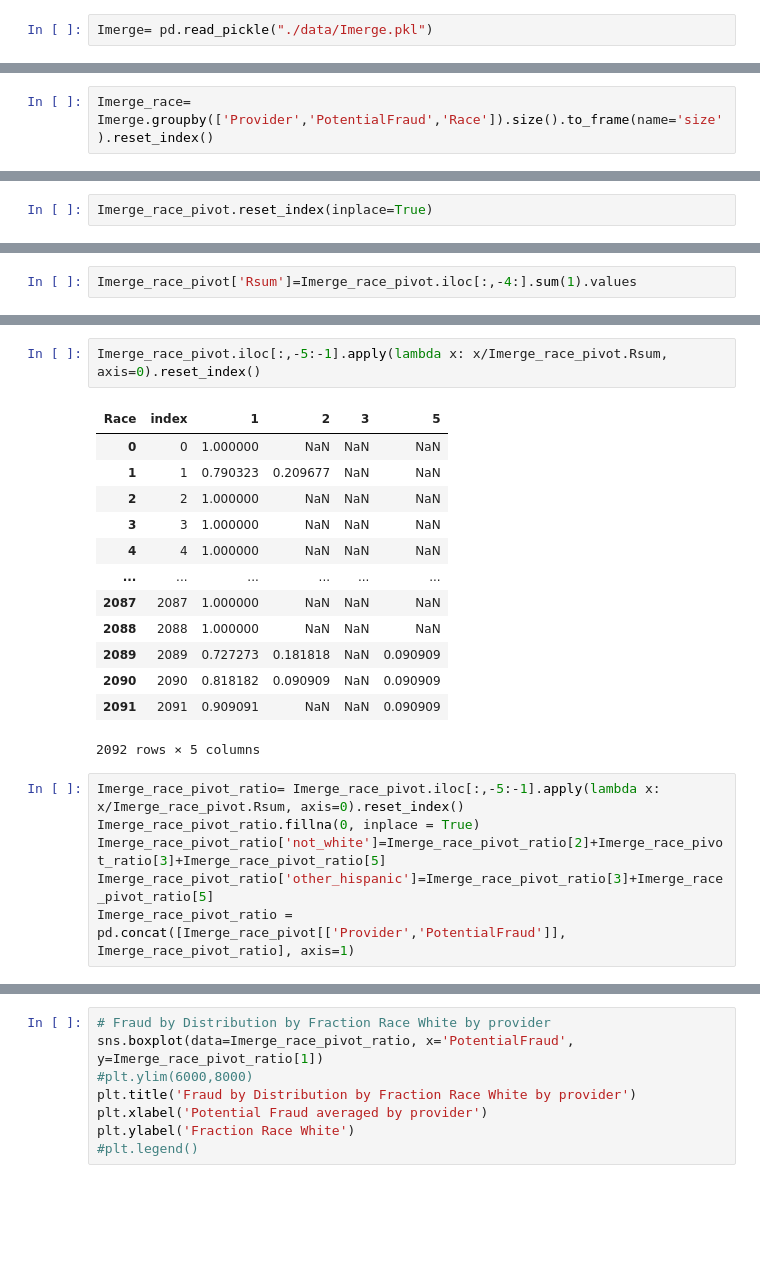
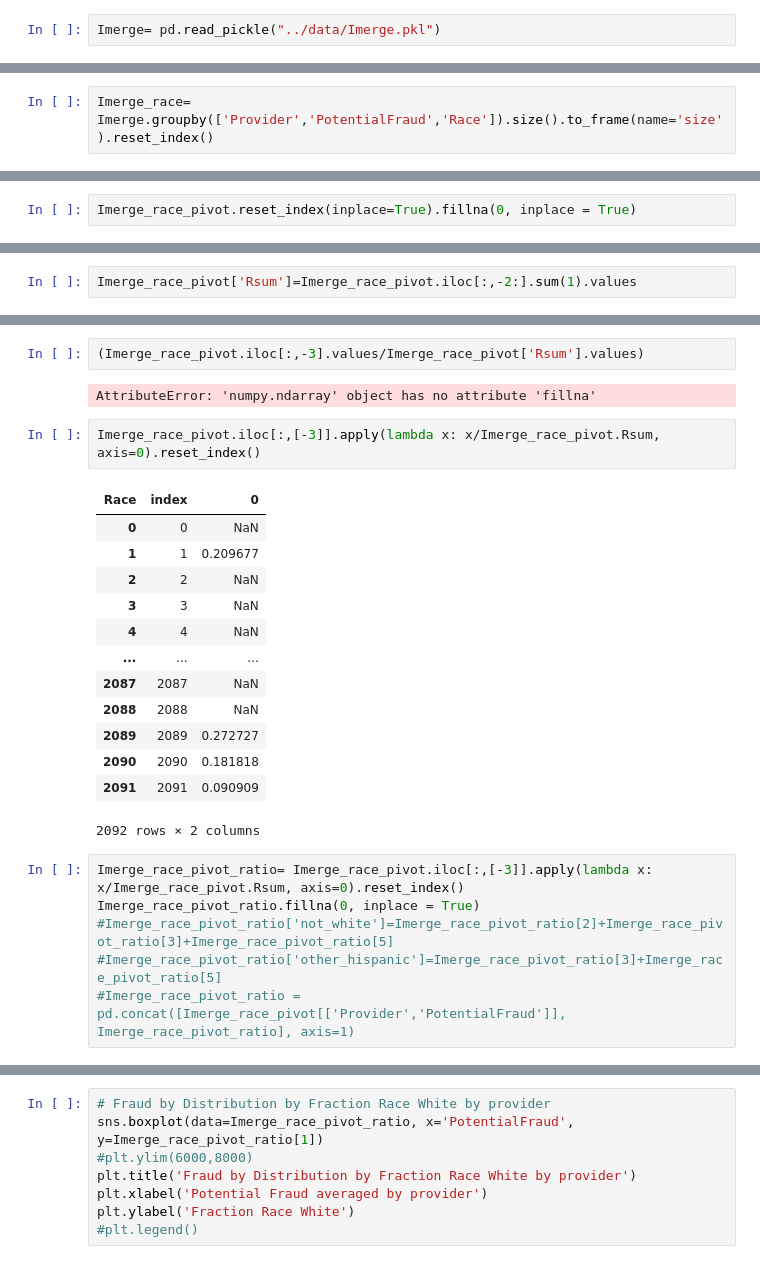
Before and after one commit to rkmad/HealthCareFraud, a Jupyter notebook: PreProcessing_v5.ipynb, the cells around one changed output, grey strips where cells are left out. Drawn from its saved outputs; the diff is of its cells as text; blank space fills up the shorter version.

```diff
--- a/PreProcessing_v5.ipynb
+++ b/PreProcessing_v5.ipynb
@@ -151,5 +155,5 @@ Imerge.to_pickle("./data/Imerge.pkl")
 # %%
-Imerge= pd.read_pickle("./data/Imerge.pkl")
+Imerge= pd.read_pickle("../data/Imerge.pkl")
 # %%
 potentialFraud_df = pd.DataFrame(potentialFraud_df.apply(lambda x: x.name)).reset_index().drop(columns=[0])
 # %% [output]
@@ -224,2 +226,2 @@ PRV57757 0               10.0   NaN NaN  1.0
 # %%
-Imerge_race_pivot.reset_index(inplace=True)
+Imerge_race_pivot.reset_index(inplace=True).fillna(0, inplace = True)
@@ -230,2 +234,2 @@ array([ 5., 62.,  3., ..., 11., 11., 11.])
 # %%
-Imerge_race_pivot['Rsum']=Imerge_race_pivot.iloc[:,-4:].sum(1).values
+Imerge_race_pivot['Rsum']=Imerge_race_pivot.iloc[:,-2:].sum(1).values
@@ -248,25 +269,29 @@ Imerge_race_pivot
+# %%
+(Imerge_race_pivot.iloc[:,-3].values/Imerge_race_pivot['Rsum'].values)
+# %% [output]
+AttributeError: 'numpy.ndarray' object has no attribute 'fillna'
 # %%
-Imerge_race_pivot.iloc[:,-5:-1].apply(lambda x: x/Imerge_race_pivot.Rsum, axis=0).reset_index()
+Imerge_race_pivot.iloc[:,[-3]].apply(lambda x: x/Imerge_race_pivot.Rsum, axis=0).reset_index()
 # %% [output]
-| Race | index | 1 | 2 | 3 | 5 |
-| 0 | 0 | 1.000000 | NaN | NaN | NaN |
-| 1 | 1 | 0.790323 | 0.209677 | NaN | NaN |
-| 2 | 2 | 1.000000 | NaN | NaN | NaN |
-| 3 | 3 | 1.000000 | NaN | NaN | NaN |
-| 4 | 4 | 1.000000 | NaN | NaN | NaN |
-| ... | ... | ... | ... | ... | ... |
-| 2087 | 2087 | 1.000000 | NaN | NaN | NaN |
-| 2088 | 2088 | 1.000000 | NaN | NaN | NaN |
-| 2089 | 2089 | 0.727273 | 0.181818 | NaN | 0.090909 |
-| 2090 | 2090 | 0.818182 | 0.090909 | NaN | 0.090909 |
-| 2091 | 2091 | 0.909091 | NaN | NaN | 0.090909 |
+| Race | index | 0 |
+| 0 | 0 | NaN |
+| 1 | 1 | 0.209677 |
+| 2 | 2 | NaN |
+| 3 | 3 | NaN |
+| 4 | 4 | NaN |
+| ... | ... | ... |
+| 2087 | 2087 | NaN |
+| 2088 | 2088 | NaN |
+| 2089 | 2089 | 0.272727 |
+| 2090 | 2090 | 0.181818 |
+| 2091 | 2091 | 0.090909 |
-2092 rows × 5 columns
+2092 rows × 2 columns
 # %%
-Imerge_race_pivot_ratio= Imerge_race_pivot.iloc[:,-5:-1].apply(lambda x: x/Imerge_race_pivot.Rsum, axis=0).reset_index()
+Imerge_race_pivot_ratio= Imerge_race_pivot.iloc[:,[-3]].apply(lambda x: x/Imerge_race_pivot.Rsum, axis=0).reset_index()
 Imerge_race_pivot_ratio.fillna(0, inplace = True)
-Imerge_race_pivot_ratio['not_white']=Imerge_race_pivot_ratio[2]+Imerge_race_pivot_ratio[3]+Imerge_race_pivot_ratio[5]
-Imerge_race_pivot_ratio['other_hispanic']=Imerge_race_pivot_ratio[3]+Imerge_race_pivot_ratio[5]
-Imerge_race_pivot_ratio = pd.concat([Imerge_race_pivot[['Provider','PotentialFraud']], Imerge_race_pivot_ratio], axis=1)
+#Imerge_race_pivot_ratio['not_white']=Imerge_race_pivot_ratio[2]+Imerge_race_pivot_ratio[3]+Imerge_race_pivot_ratio[5]
+#Imerge_race_pivot_ratio['other_hispanic']=Imerge_race_pivot_ratio[3]+Imerge_race_pivot_ratio[5]
+#Imerge_race_pivot_ratio = pd.concat([Imerge_race_pivot[['Provider','PotentialFraud']], Imerge_race_pivot_ratio], axis=1)
 # %%
 Imerge_race_pivot_ratio
 # %% [output]
```
Also changed, not shown: parts of 34 cells of this notebook, 2 other files.
